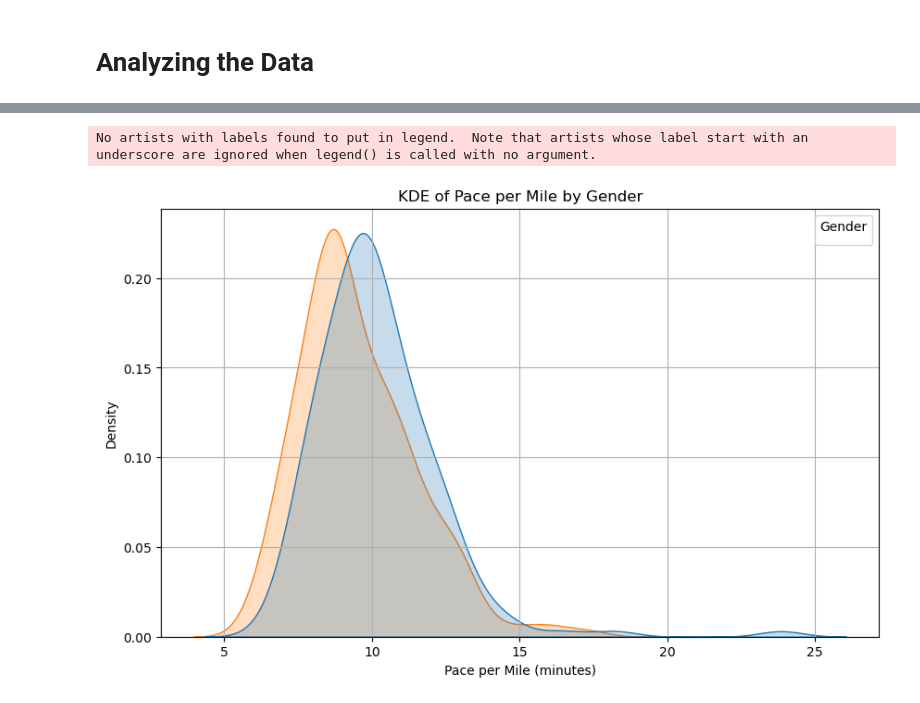
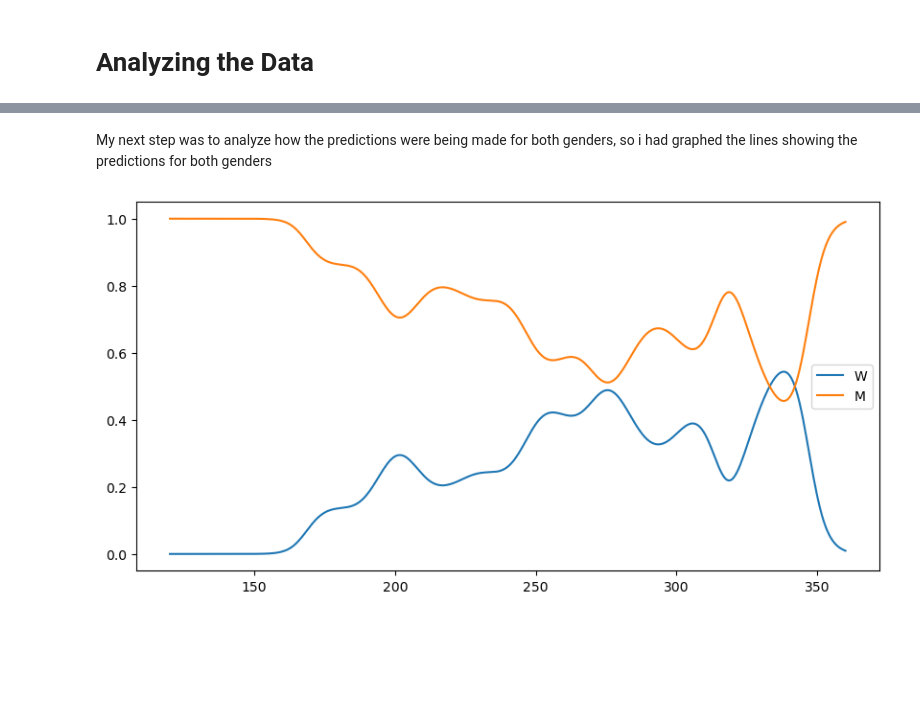
Before and after one commit to anastai99/2024-NYC-Marathon-Analysis, a Jupyter notebook: Marathon-Analysis.ipynb, the cells around one changed output, grey strips where cells are left out. Cells and saved outputs as stored; diff of their text form; code cells hidden in the pictures; blank space fills up the shorter version.

```diff
--- a/Marathon-Analysis.ipynb
+++ b/Marathon-Analysis.ipynb
@@ -175,0 +209,2 @@ conn.close()
+# %%
+df["tot_minutes"] = pd.to_timedelta(df["finish_time"]).dt.total_seconds()/60 #adding new column
@@ -176,29 +259,36 @@ conn.close()
+# %% [markdown]
+My next step was to analyze how the predictions were being made for both genders, so i had graphed the lines showing the predictions for both genders
 # %%
-import seaborn as sns
-import matplotlib.pyplot as plt
+train_dfm = df[df["gender"] == "M"]
+train_dff = df[df["gender"] == "W"]
 
-# Convert 'Pace_Per_Mile' to minutes as a float (e.g., '10:59' -> 10.9833)
-def pace_to_float(pace):
-    minutes, seconds = pace.split(':')
-    return int(minutes) + int(seconds) / 60.0
 
-df['Pace_Per_Mile'] = df['Pace_Per_Mile'].apply(pace_to_float)
-# Convert Gender to a categorical variable for easy plotting
-df['Gender'] = df['Gender'].map({'M': 'Male', 'W': 'Female'})
 
-# Plot KDE (Kernel Density Estimate) for Pace_Per_Mile by Gender
-plt.figure(figsize=(10, 6))
-sns.kdeplot(data=df, x='Pace_Per_Mile', hue='Gender', fill=True, common_norm=False)
 
-# Customize the plot
-plt.title('KDE of Pace per Mile by Gender')
-plt.xlabel('Pace per Mile (minutes)')
-plt.ylabel('Density')
-plt.legend(title='Gender')
-plt.grid(True)
+kdem = gaussian_kde(train_dfm[["tot_minutes", "age"]].T, bw_method=0.2)
+kdef = gaussian_kde(train_dff[["tot_minutes", "age"]].T, bw_method=0.2)
 
-# Show the plot
+
+mc = len(train_dfm)
+fc = len(train_dff)
+
+prob_f = fc/(fc+mc)
+prob_m = mc/(fc+mc)
+
+def predictor_f(t,a):
+    return (kdef([t,a])*prob_f)/(kdef([t,a])*prob_f + kdem([t,a])*prob_m)
+
+
+def predictor_m(t,a):
+    return (kdem([t,a])*prob_m)/(kdem([t,a])*prob_m + kdef([t,a])*prob_f)
+
+
+x = np.linspace(120, 360, 400)
+a = np.linspace(10, 70, 400)
+plt.figure(figsize=(10, 5))
+plt.plot(x, predictor_f(x,a), label = 'W')
+plt.plot(x, predictor_m(x,a), label = 'M')
+plt.legend()
 plt.show()
 # %% [output]
-No artists with labels found to put in legend.  Note that artists whose label start with an underscore are ignored when legend() is called with no argument.
-[figure, old version]
+[figure, new version]
```
Also changed, not shown: parts of 13 cells of this notebook, 1 other file.
